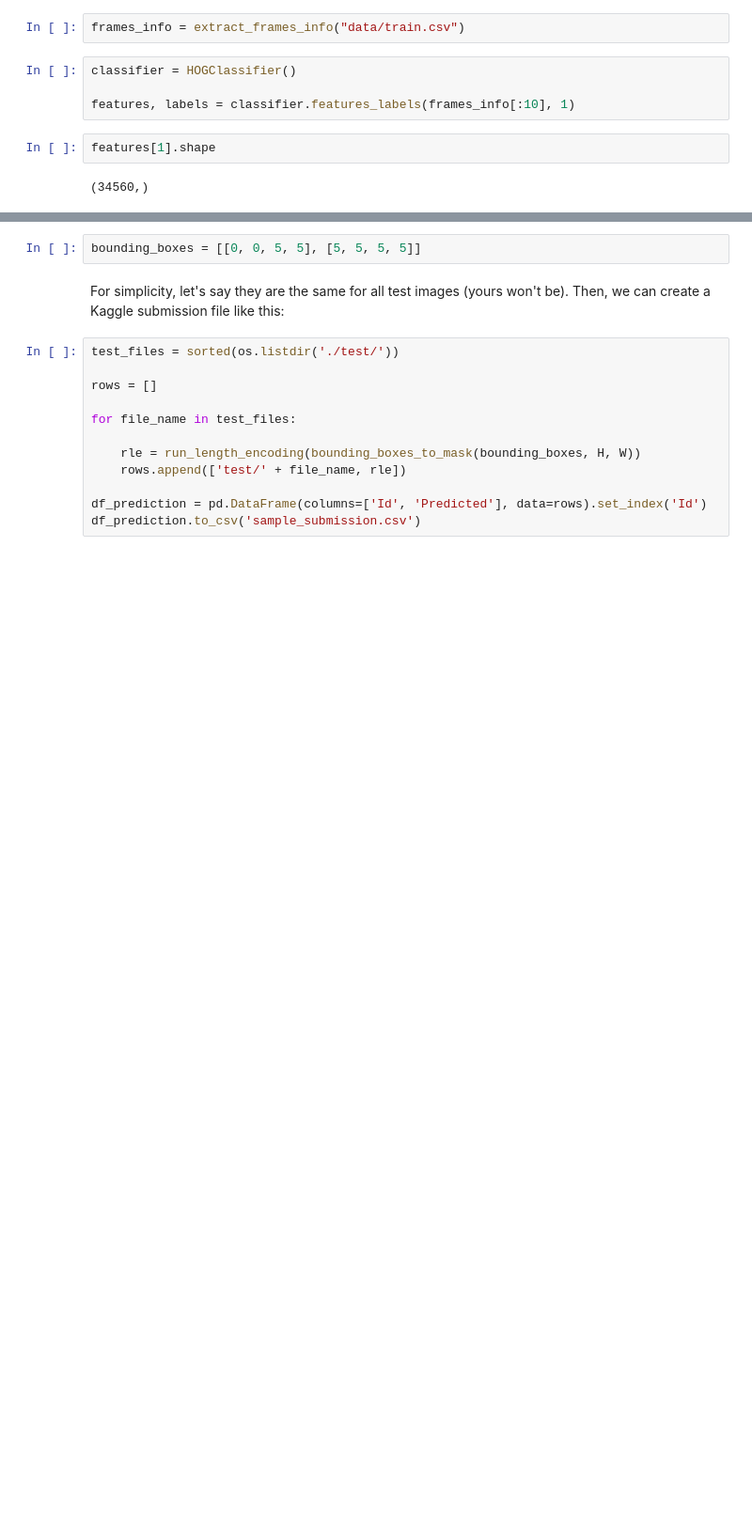
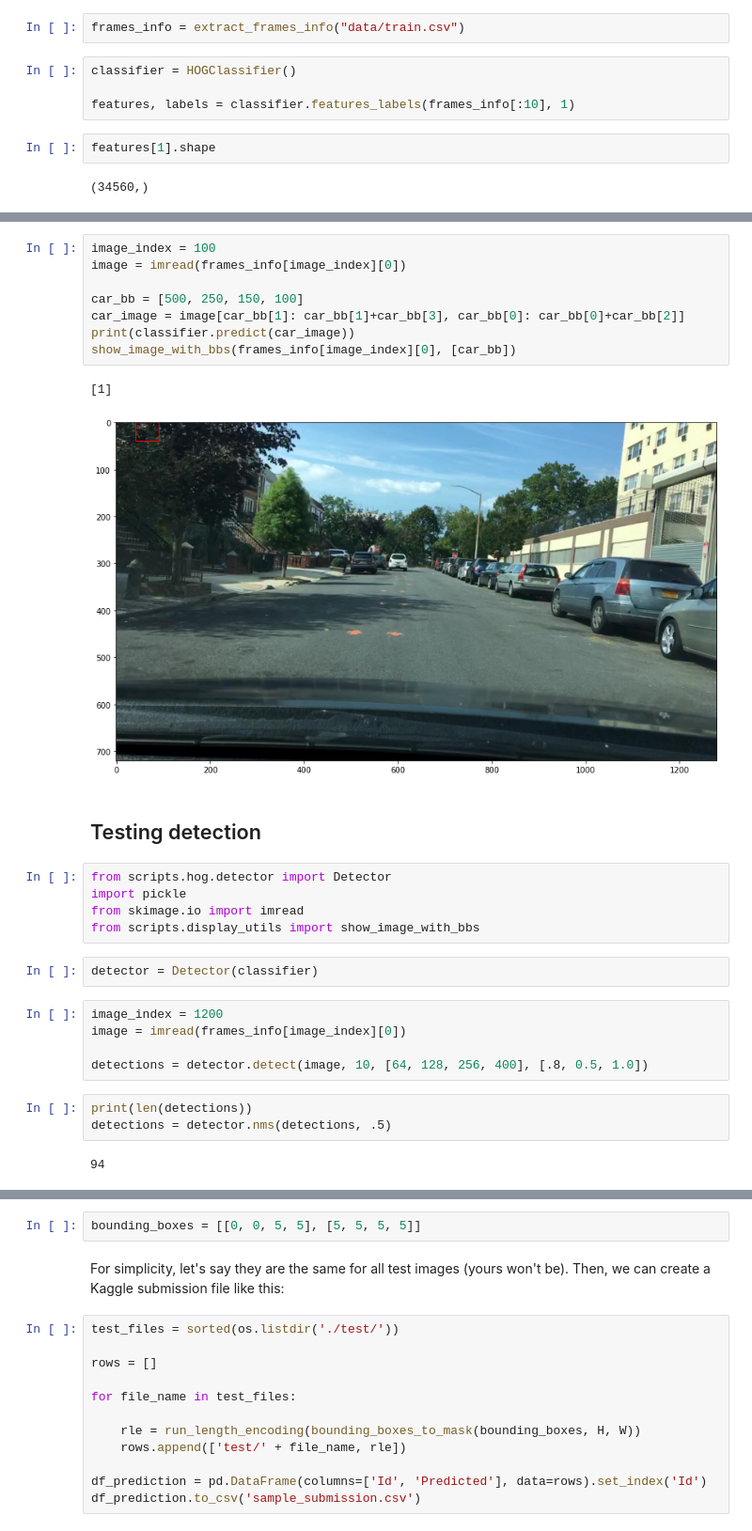
Before and after one commit to Castavo/car-detection, a Jupyter notebook: model_exploration.ipynb, the cells around one changed output, grey strips where cells are left out. Shown at 94% size. Saved outputs shown, nothing was run; the diff lists cells and outputs as text; blank space fills up the shorter version.

Commit message:
Bounding box detector works with some flaws

```diff
--- a/model_exploration.ipynb
+++ b/model_exploration.ipynb
@@ -25,0 +42,30 @@ features[1].shape
+# %%
+image_index = 100
+image = imread(frames_info[image_index][0])
+
+car_bb = [500, 250, 150, 100]
+car_image = image[car_bb[1]: car_bb[1]+car_bb[3], car_bb[0]: car_bb[0]+car_bb[2]]
+print(classifier.predict(car_image))
+show_image_with_bbs(frames_info[image_index][0], [car_bb])
+# %% [output]
+[1]
+[figure, added]
+# %% [markdown]
+## Testing detection
+# %%
+from scripts.hog.detector import Detector
+import pickle
+from skimage.io import imread
+from scripts.display_utils import show_image_with_bbs
+# %%
+detector = Detector(classifier)
+# %%
+image_index = 1200
+image = imread(frames_info[image_index][0])
+
+detections = detector.detect(image, 10, [64, 128, 256, 400], [.8, 0.5, 1.0])
+# %%
+print(len(detections))
+detections = detector.nms(detections, .5)
+# %% [output]
+94
```
Also changed, not shown: parts of 5 cells of this notebook, 17 other files.
